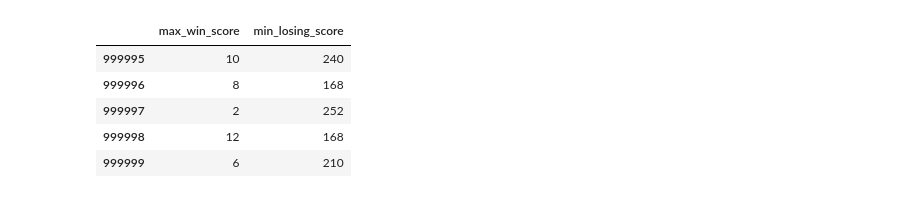
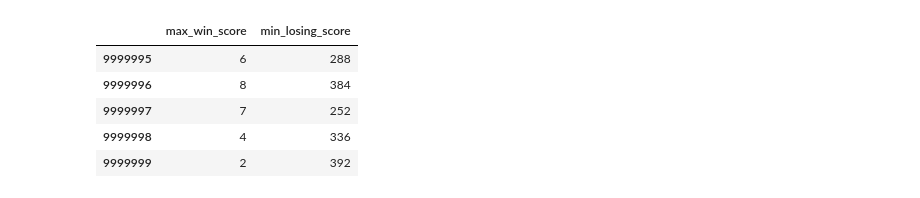
Before and after one commit to lejaja9/Riddlers, a Jupyter notebook: 9:24_Riddler_viz.ipynb, the cells around one changed output. Saved outputs shown, nothing was run; the diff lists cells and outputs as text; code cells hidden in the pictures.

```diff
--- a/9:24_Riddler_viz.ipynb
+++ b/9:24_Riddler_viz.ipynb
@@ -20,17 +20,17 @@ def places():
 # %%
 win_scores = []
 lose_scores = []
-for i in range(1000000):
+for i in range(10000000):
      minny, verstappen = places()
      win_scores.append(minny)
      lose_scores.append(verstappen)
 df = pd.DataFrame(list(zip(win_scores, lose_scores)), columns = ['max_win_score', 'min_losing_score'])
 df.tail()
 # %% [output]
 |  | max_win_score | min_losing_score |
-| 999995 | 10 | 240 |
-| 999996 | 8 | 168 |
-| 999997 | 2 | 252 |
-| 999998 | 12 | 168 |
-| 999999 | 6 | 210 |
+| 9999995 | 6 | 288 |
+| 9999996 | 8 | 384 |
+| 9999997 | 7 | 252 |
+| 9999998 | 4 | 336 |
+| 9999999 | 2 | 392 |
 # %%
```
Also changed, not shown: parts of 5 cells of this notebook, 1 other file.
